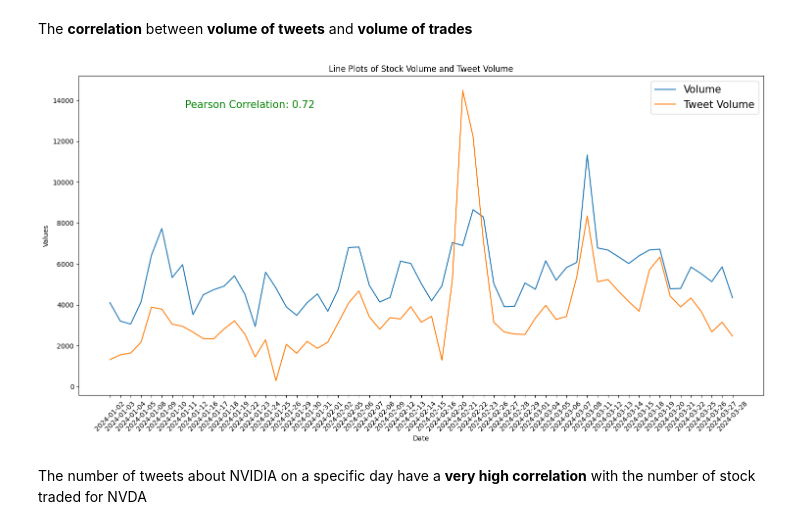
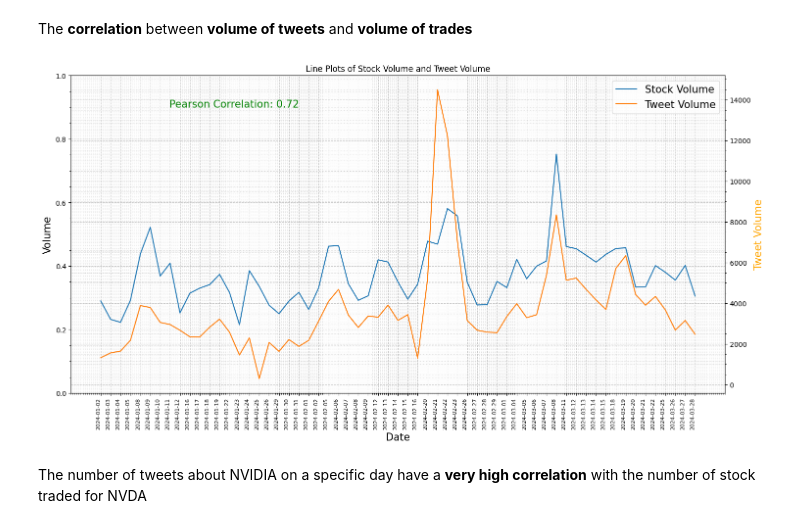
Before and after one commit to divijjasuja/sentiment-analysis-and-stock-prediction, a Jupyter notebook: final_iteration.ipynb, the cells around one changed output. Drawn from its saved outputs; the diff is of its cells as text; code cells hidden in the pictures.

```diff
--- a/final_iteration.ipynb
+++ b/final_iteration.ipynb
@@ -411,25 +410,46 @@ fig.show()
 # %% [markdown]
 The __correlation__ between __volume of tweets__ and __volume of trades__
 # %%
-plt.figure(figsize = (15,8))
+fig, ax = plt.subplots(figsize = (15,8))
+ax2 = ax.twinx()
+
 # Volume was divided by 10000 to make the ranges of the attributes similar
-sns.lineplot(data=final_df, x='Date', y=final_df['Volume']/10000, label='Volume')
+sns.lineplot(data=final_df, x='Date', y=final_df['Volume']/10000, label='Stock Volume')
 sns.lineplot(data=final_df, x='Date', y=final_df['twt_volume'], label='Tweet Volume')
+
+
 # Add labels and title
 plt.xlabel('Date')
-plt.ylabel('Values')
+ax.set_ylabel("Volume", fontsize=15)
+ax2.set_ylabel("Tweet Volume", fontsize=15, color= "orange")
 plt.title('Line Plots of Stock Volume and Tweet Volume')
-plt.xticks(rotation=45)
+
+# X-lable settings
+ax.set_xlabel("Date", fontsize = 15)
+fig.autofmt_xdate(rotation=90)
+plt.tight_layout()
+ax.grid(True,linestyle='--', alpha=0.7)
+ax.grid(True, which="minor", linestyle = "dotted", alpha = 0.5)
+ax.minorticks_on()
+ax.tick_params(axis='x', labelsize= 8)
+ax2.minorticks_on()
+
+
 plt.tight_layout()
 plt.legend(fontsize = 15)
+plt.grid(True, linestyle = "--", alpha = 0.7)
+plt.grid(True, which="minor", linestyle = "dotted", alpha = 0.5)
+plt.minorticks_on()
+
+
 pearson_corr = final_df['Volume'].corr(final_df['twt_volume'], method='pearson')
 
 # Display correlation coefficients on the plot
 plt.annotate(f"Pearson Correlation: {pearson_corr:.2f}", xy=(0.25, 0.9), xycoords='axes fraction', ha='center', fontsize=15, color='green')
 # Show the plot
 plt.show()
 # %% [output]
-[figure, old version]
+[figure, new version]
 # %% [markdown]
 The number of tweets about NVIDIA on a specific day have a __very high correlation__ with the number of stock traded for NVDA
 # %% [markdown]
```
Also changed, not shown: parts of 2 cells of this notebook, 7 other files.
